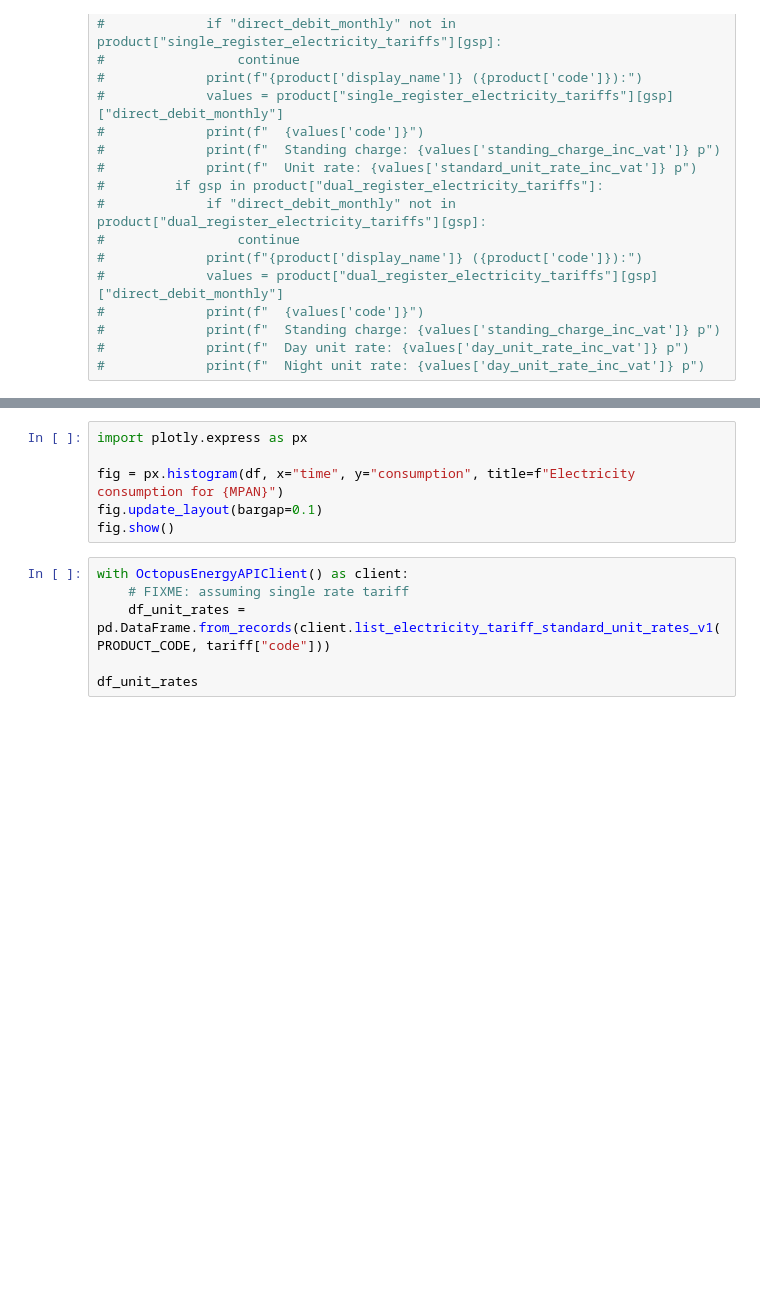
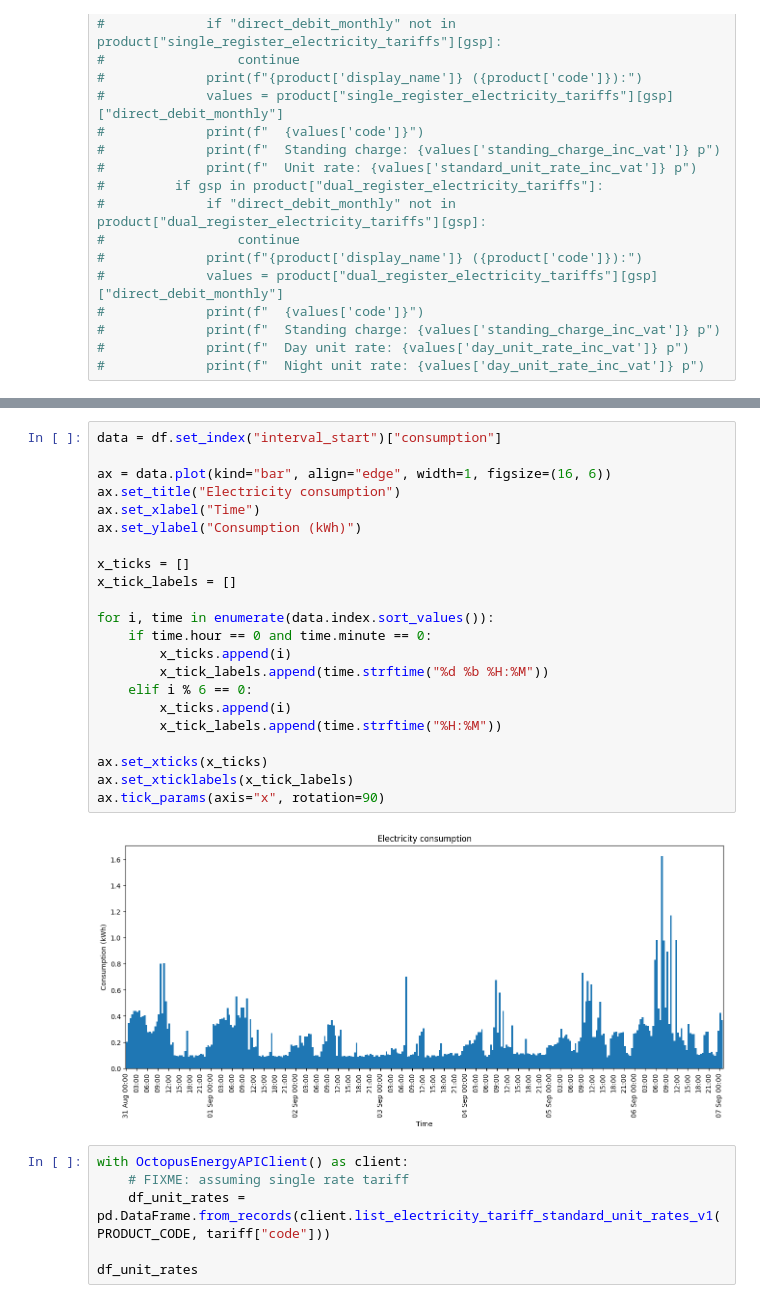
Before and after one commit to incognitojam/energy, a Jupyter notebook: octopus.ipynb, the cells around one changed output, grey strips where cells are left out. Cells and saved outputs as stored; diff of their text form; blank space fills up the shorter version.

Commit message:
better plot

```diff
--- a/octopus.ipynb
+++ b/octopus.ipynb
@@ -67,9 +81,27 @@ with OctopusEnergyAPIClient() as client:
-# %%
-import plotly.express as px
-
-fig = px.histogram(df, x="time", y="consumption", title=f"Electricity consumption for {MPAN}")
-fig.update_layout(bargap=0.1)
-fig.show()
+# %%
+data = df.set_index("interval_start")["consumption"]
+
+ax = data.plot(kind="bar", align="edge", width=1, figsize=(16, 6))
+ax.set_title("Electricity consumption")
+ax.set_xlabel("Time")
+ax.set_ylabel("Consumption (kWh)")
+
+x_ticks = []
+x_tick_labels = []
+
+for i, time in enumerate(data.index.sort_values()):
+    if time.hour == 0 and time.minute == 0:
+        x_ticks.append(i)
+        x_tick_labels.append(time.strftime("%d %b %H:%M"))
+    elif i % 6 == 0:
+        x_ticks.append(i)
+        x_tick_labels.append(time.strftime("%H:%M"))
+
+ax.set_xticks(x_ticks)
+ax.set_xticklabels(x_tick_labels)
+ax.tick_params(axis="x", rotation=90)
+# %% [output]
+[figure, added]
 # %%
 with OctopusEnergyAPIClient() as client:
     # FIXME: assuming single rate tariff
```
Also changed, not shown: parts of 1 cell of this notebook, 2 other files.
